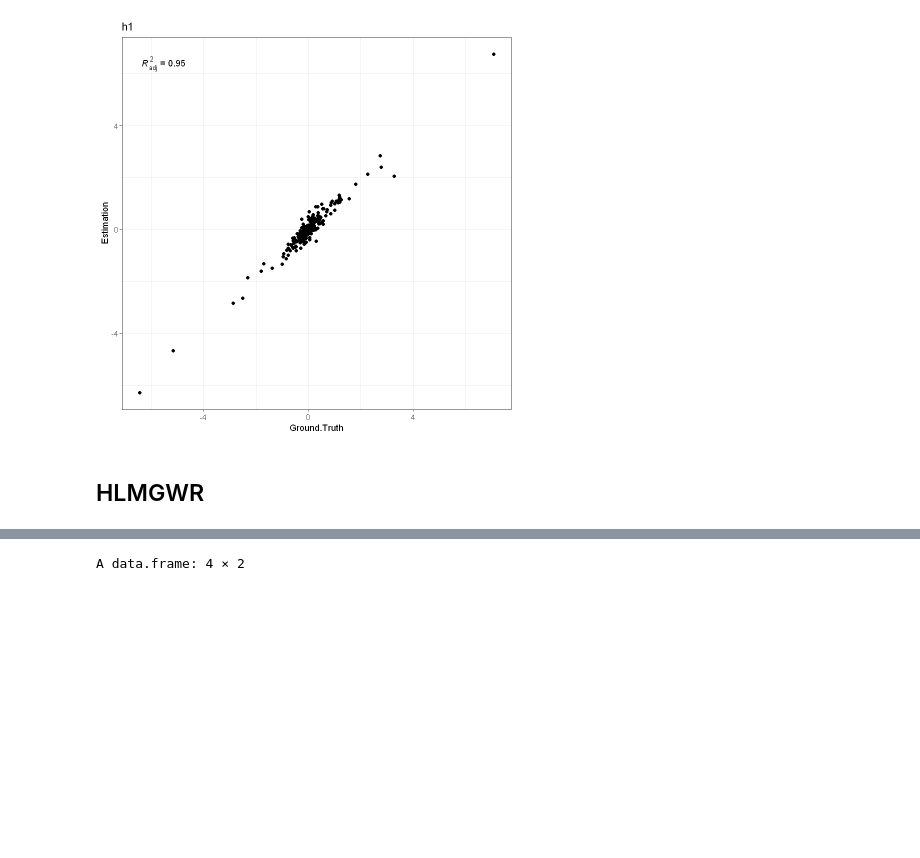
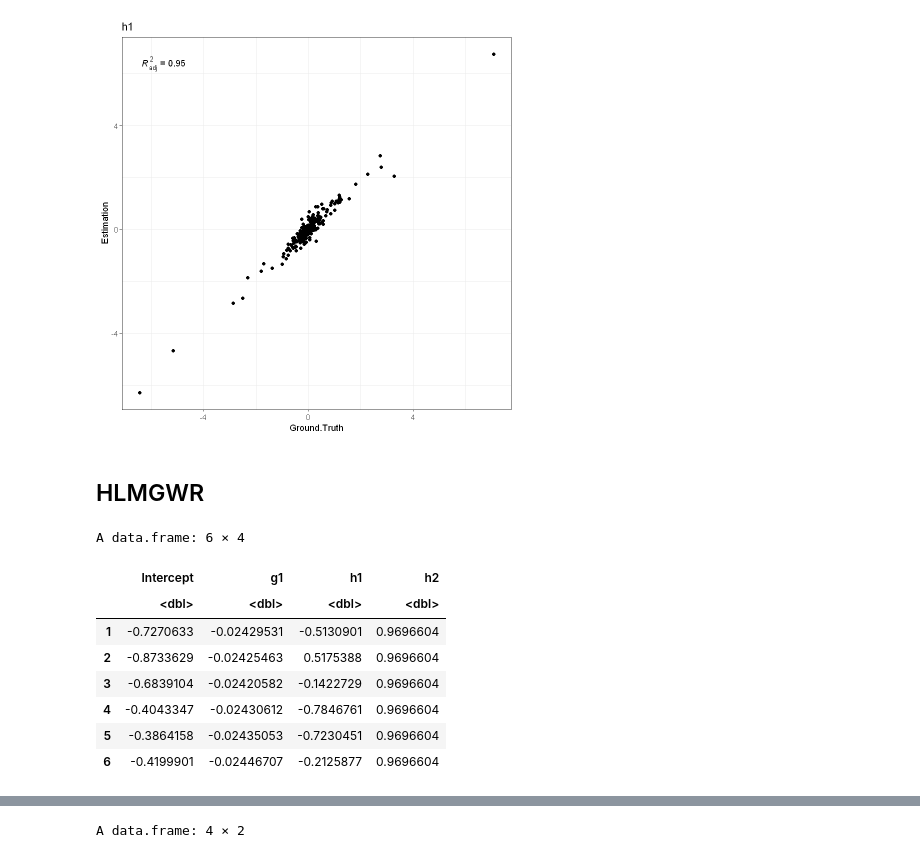
Before and after one commit to HPDell/hgwr, a Jupyter notebook: scripts/check_result.ipynb, the cells around one changed output, grey strips where cells are left out. Saved outputs shown, nothing was run; the diff lists cells and outputs as text; code cells hidden in the pictures; blank space fills up the shorter version.

```diff
--- a/scripts/check_result.ipynb
+++ b/scripts/check_result.ipynb
@@ -229,4 +229,26 @@ data.frame(Ground.Truth = beta0$h1, Estimation = hlm_beta$h1) %>%
 [figure]
 # %% [markdown]
 ## HLMGWR
+# %%
+hlmgwr_beta <- t(read.csv("../data/hlmgwr_hat_beta.csv", header = F)[1])
+hlmgwr_gamma <- read.csv("../data/hlmgwr_hat_gamma.csv", header = F)
+hlmgwr_mu <- read.csv("../data/hlmgwr_hat_mu.csv", header = F)
+hlmgwr_coef <- cbind(
+    Intercept = hlmgwr_gamma[,1] + hlmgwr_mu[,1] + hlmgwr_beta[1],
+    hlmgwr_gamma[-1],
+    hlmgwr_mu[-1],
+    hlmgwr_beta[-1]
+)
+colnames(hlmgwr_coef) <- c("Intercept", "g1", "h1", "h2")
+head(hlmgwr_coef)
+# %% [output]
+A data.frame: 6 × 4
+|  | Intercept | g1 | h1 | h2 |
+|  | <dbl> | <dbl> | <dbl> | <dbl> |
+| 1 | -0.7270633 | -0.02429531 | -0.5130901 | 0.9696604 |
+| 2 | -0.8733629 | -0.02425463 | 0.5175388 | 0.9696604 |
+| 3 | -0.6839104 | -0.02420582 | -0.1422729 | 0.9696604 |
+| 4 | -0.4043347 | -0.02430612 | -0.7846761 | 0.9696604 |
+| 5 | -0.3864158 | -0.02435053 | -0.7230451 | 0.9696604 |
+| 6 | -0.4199901 | -0.02446707 | -0.2125877 | 0.9696604 |
 # %%
```
Also changed, not shown: parts of 1 cell of this notebook.
